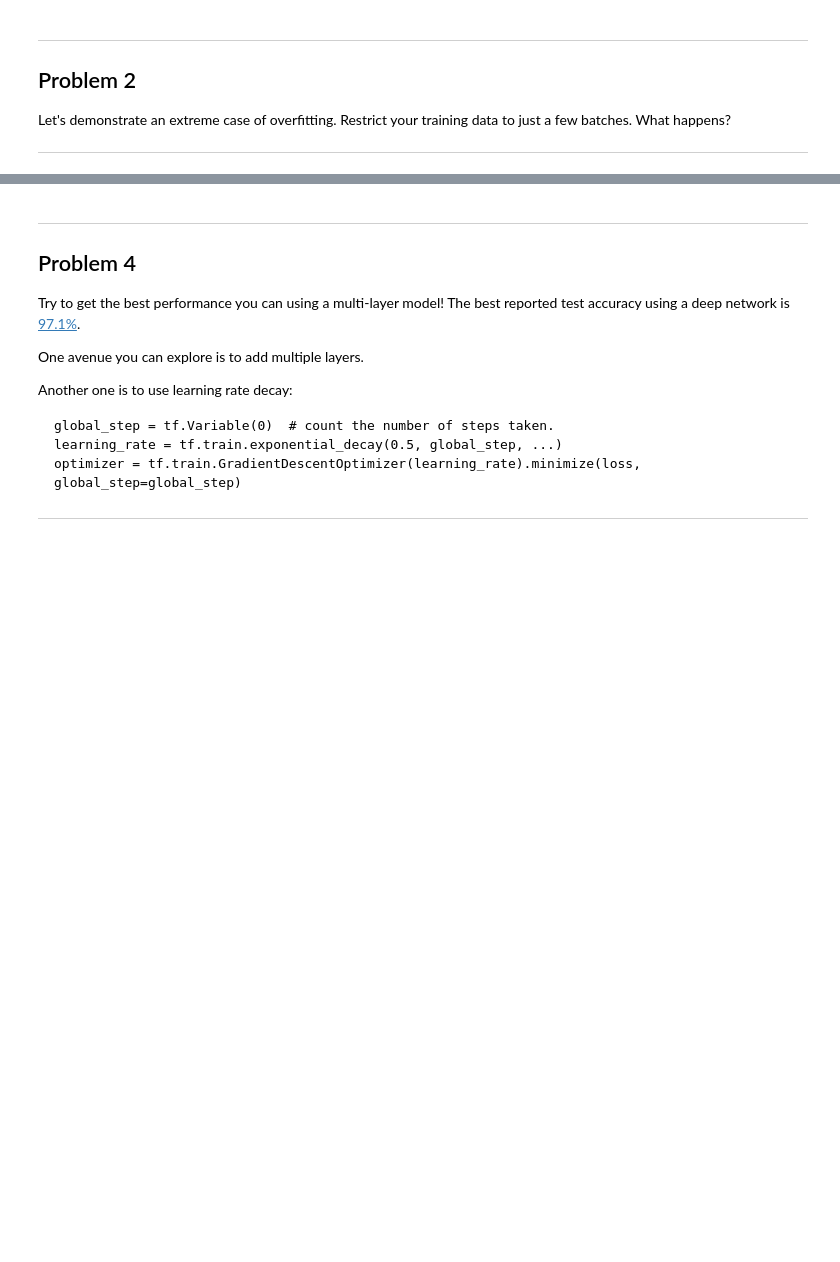
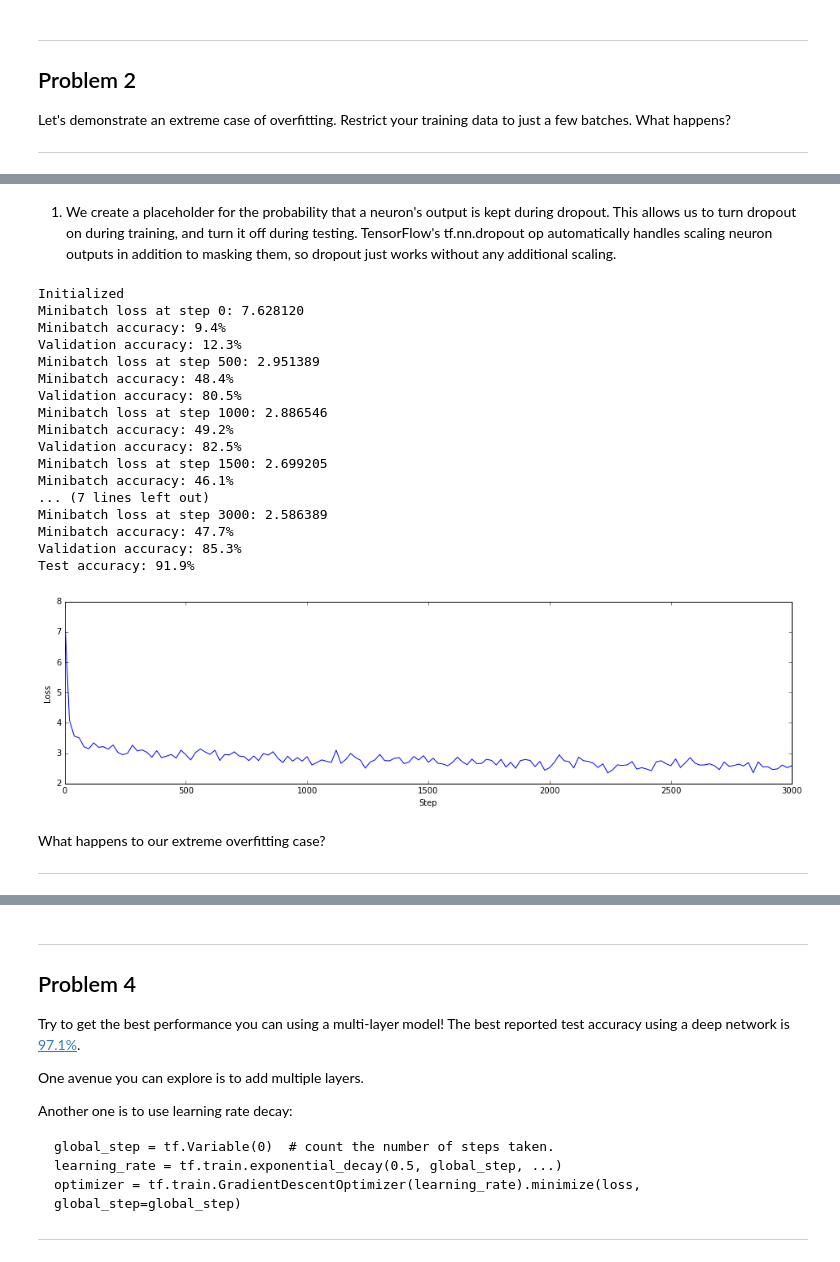
Before and after one commit to sagarjauhari/ud730-deep-learning, a Jupyter notebook: 3_regularization.ipynb, the cells around one changed output, grey strips where cells are left out. Saved outputs shown, nothing was run; the diff lists cells and outputs as text; code cells hidden in the pictures; blank space fills up the shorter version.

Commit message:
a3 p3 dropout

```diff
--- a/3_regularization.ipynb
+++ b/3_regularization.ipynb
@@ -304,0 +384,2 @@ What happens to our extreme overfitting case?
+# %% [markdown]
+1. We create a placeholder for the probability that a neuron's output is kept during dropout. This allows us to turn dropout on during training, and turn it off during testing. TensorFlow's tf.nn.dropout op automatically handles scaling neuron outputs in addition to masking them, so dropout just works without any additional scaling.
@@ -304,0 +432,25 @@ What happens to our extreme overfitting case?
+# %%
+do_tf_train(batch_size, 3001)
+# %% [output]
+Initialized
+Minibatch loss at step 0: 7.628120
+Minibatch accuracy: 9.4%
+Validation accuracy: 12.3%
+Minibatch loss at step 500: 2.951389
+Minibatch accuracy: 48.4%
+Validation accuracy: 80.5%
+Minibatch loss at step 1000: 2.886546
+Minibatch accuracy: 49.2%
+Validation accuracy: 82.5%
+Minibatch loss at step 1500: 2.699205
+Minibatch accuracy: 46.1%
+... (7 lines left out)
+Minibatch loss at step 3000: 2.586389
+Minibatch accuracy: 47.7%
+Validation accuracy: 85.3%
+Test accuracy: 91.9%
+[figure, added]
+# %% [markdown]
+What happens to our extreme overfitting case?
+
+---
```
Also changed, not shown: parts of 14 cells of this notebook.
